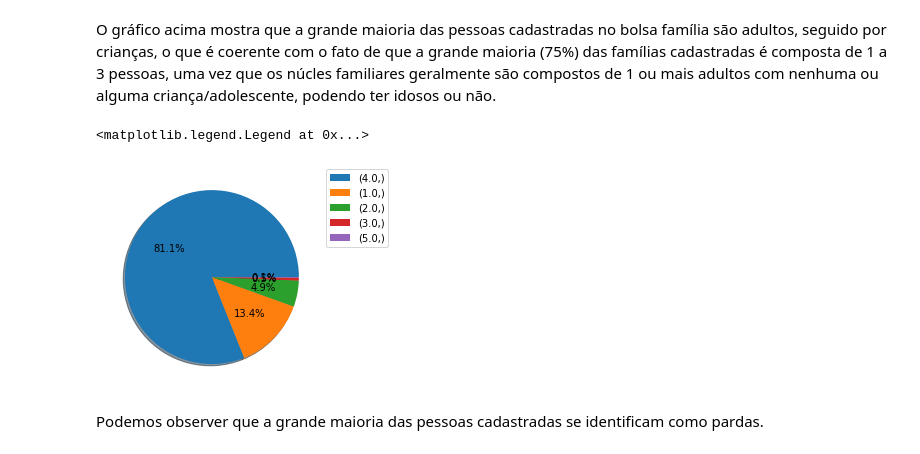
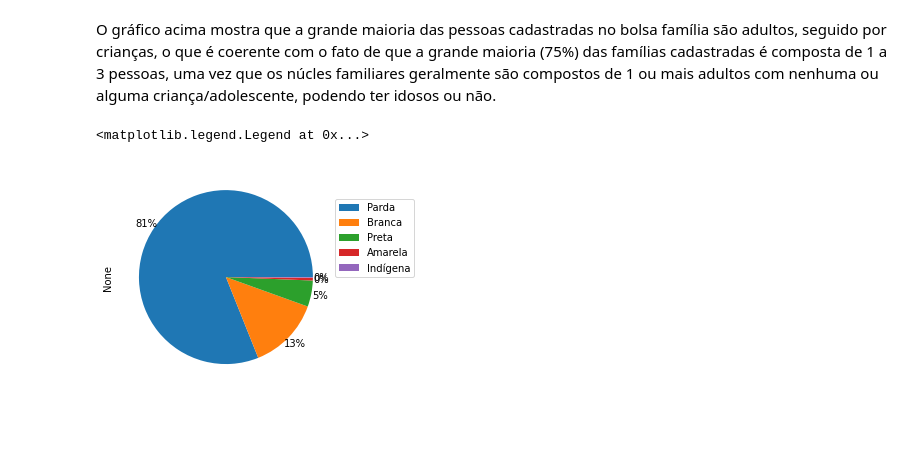
Before and after one commit to diegoabs84/Machine-Learnig---Project-1, a Jupyter notebook: ML_Trabalho_prático_1.ipynb, the cells around one changed output. Cells and saved outputs as stored; diff of their text form; code cells hidden in the pictures; blank space fills up the shorter version.

```diff
--- a/ML_Trabalho_prático_1.ipynb
+++ b/ML_Trabalho_prático_1.ipynb
@@ -356,18 +356,30 @@ pes['idade'].value_counts().plot(kind='pie')
 [figure]
 # %% [markdown]
 O gráfico acima mostra que a grande maioria das pessoas cadastradas no bolsa família são adultos, seguido por crianças, o que é coerente com o fato de que a grande maioria (75%) das famílias cadastradas é composta de 1 a 3 pessoas, uma vez que os núcles familiares geralmente são compostos de 1 ou mais adultos com nenhuma ou alguma criança/adolescente, podendo ter idosos ou não.
-# %%
-datap[['cod_sabe_ler_escrever_memb']]
-temp = datap[['cod_raca_cor_pessoa']]
-grafico_raca = datap[['cod_raca_cor_pessoa']].value_counts().plot(kind='pie', autopct='%1.1f%%', shadow=True,legend=True, ylabel='', labeldistance=None)
-grafico_raca.legend(bbox_to_anchor=(1, 1.02), loc='upper left')
-# 1 - Branca
-# 2 - Preta
-# 3 - Amarela
-# 4 - Parda
-# 5 - Indígena
-# %% [output]
-<matplotlib.legend.Legend at 0x...>
-[figure, removed]
-# %% [markdown]
-Podemos observer que a grande maioria das pessoas cadastradas se identificam como pardas.
+# %%
+def map_raca(valor):
+    if valor == 1:
+        return 'Branca'
+    if valor == 2:
+        return 'Preta'
+    if valor == 3:
+        return 'Amarela'
+    if valor == 4:
+        return 'Parda'
+    if valor == 5:
+        return 'Indígena'
+    return valor
+
+# após rodar a primeira vez comentar
+datap['cod_raca_cor_pessoa'] = datap['cod_raca_cor_pessoa'].apply(map_raca)
+
+raca_pie = datap[['cod_raca_cor_pessoa']].value_counts().plot(labels=None, autopct='%1.0f%%' , pctdistance=1.1, kind= 'pie')
+plt.legend(["Parda", "Branca", "Preta", "Amarela", "Indígena"],loc=(1,0.5))
+# 1 - Branca
+# 2 - Preta
+# 3 - Amarela
+# 4 - Parda
+# 5 - Indígena
+# %% [output]
+<matplotlib.legend.Legend at 0x...>
+[figure, added]
```
Also changed, not shown: parts of 5 cells of this notebook.
